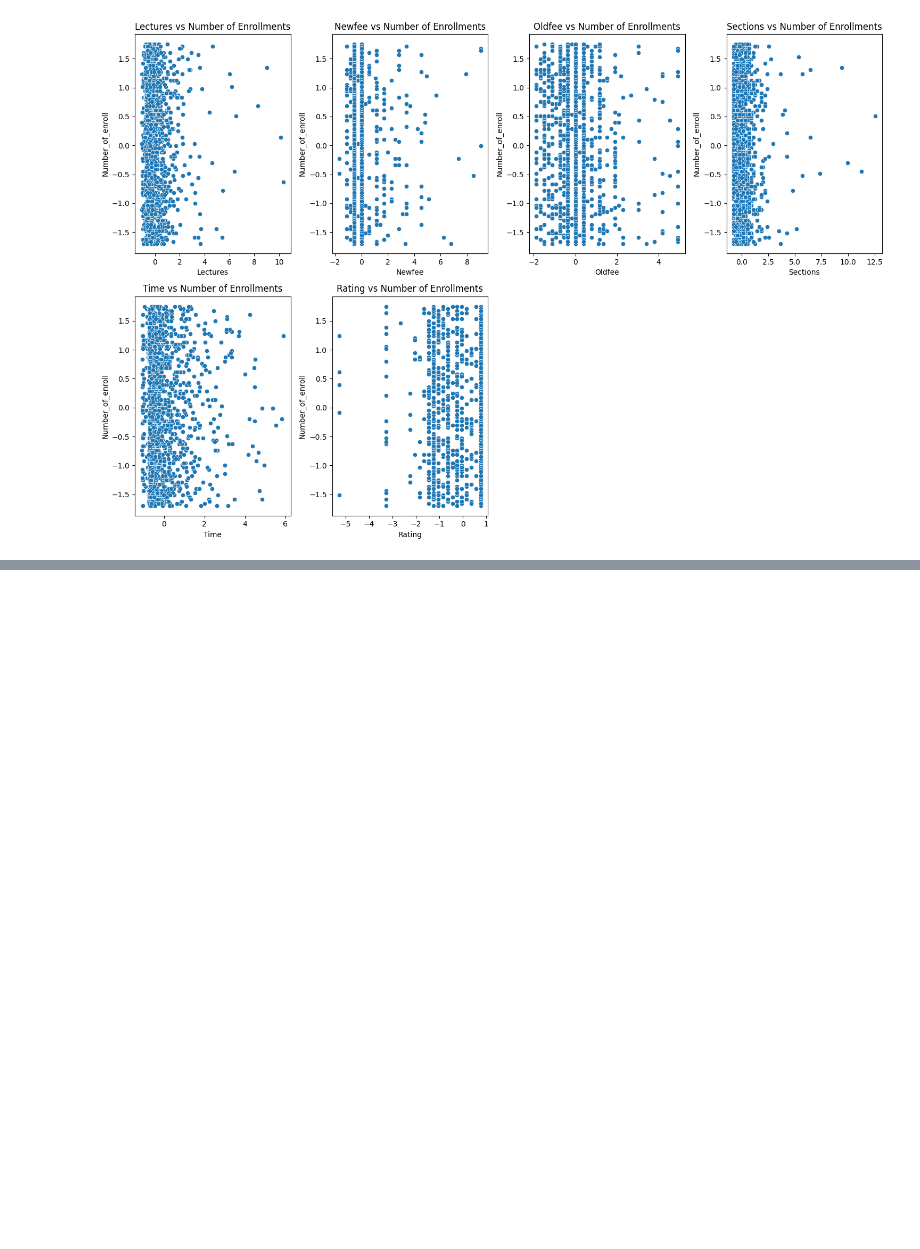
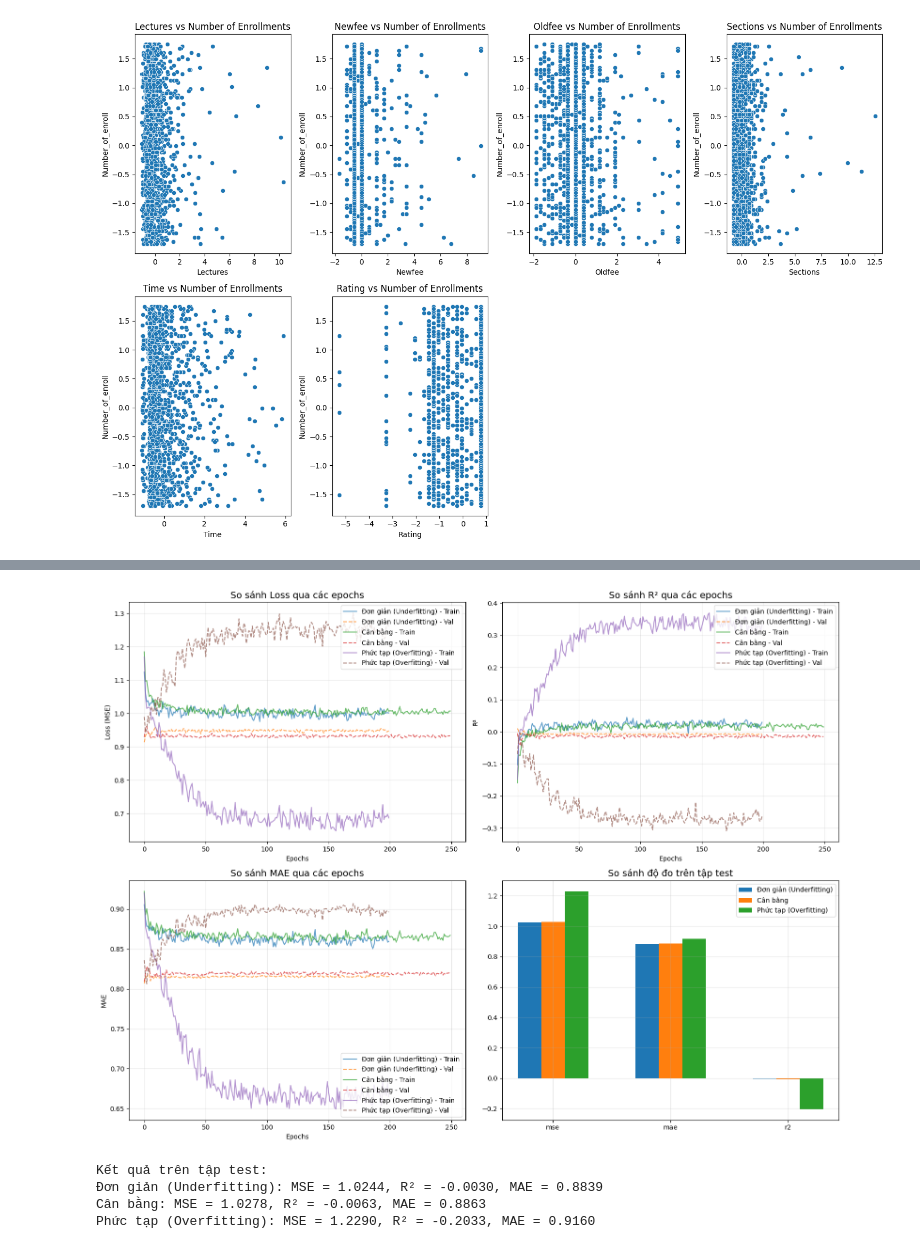
Before and after one commit to ur77ec17235/Data-Analysis, a Jupyter notebook: GroupTask/GroupResearch.ipynb, the cells around one changed output, grey strips where cells are left out. Saved outputs shown, nothing was run; the diff lists cells and outputs as text; code cells hidden in the pictures; blank space fills up the shorter version.

```diff
--- a/GroupTask/GroupResearch.ipynb
+++ b/GroupTask/GroupResearch.ipynb
@@ -709,0 +1124,14 @@ plt.show()
+# %%
+
+# 5. Chuẩn bị dữ liệu và chạy thí nghiệm
+# Sử dụng dữ liệu hiện có từ phân tích trước đó
+X = df[selected_features].values
+y = df['Number_of_enroll'].values
+
+# Chia dữ liệu thành tập huấn luyện, tập xác thực và tập kiểm tra (60%, 20%, 20%)
+X_train_val, X_test, y_train_val, y_test = train_test_split(X, y, test_size=0.2, random_state=42)
+X_train, X_val, y_train, y_val = train_test_split(X_train_val, y_train_val, test_size=0.25, random_state=42)
+
+# Chạy thí nghiệm
+run_experiments(X_train, y_train, X_val, y_val, X_test, y_test)
+# %% [output]
@@ -709,0 +1155,5 @@ plt.show()
+[figure, added]
+Kết quả trên tập test:
+Đơn giản (Underfitting): MSE = 1.0244, R² = -0.0030, MAE = 0.8839
+Cân bằng: MSE = 1.0278, R² = -0.0063, MAE = 0.8863
+Phức tạp (Overfitting): MSE = 1.2290, R² = -0.2033, MAE = 0.9160
```
Also changed, not shown: parts of 25 cells of this notebook, 3 other files.
